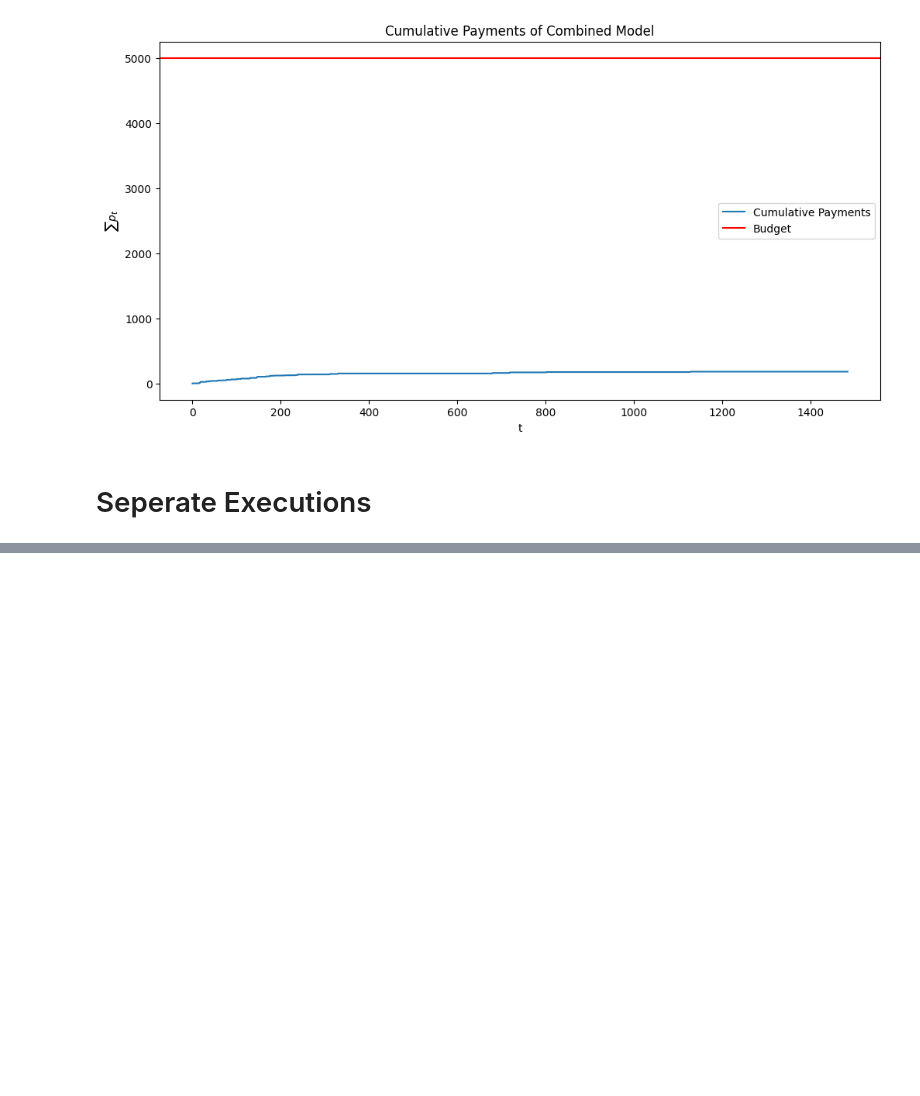
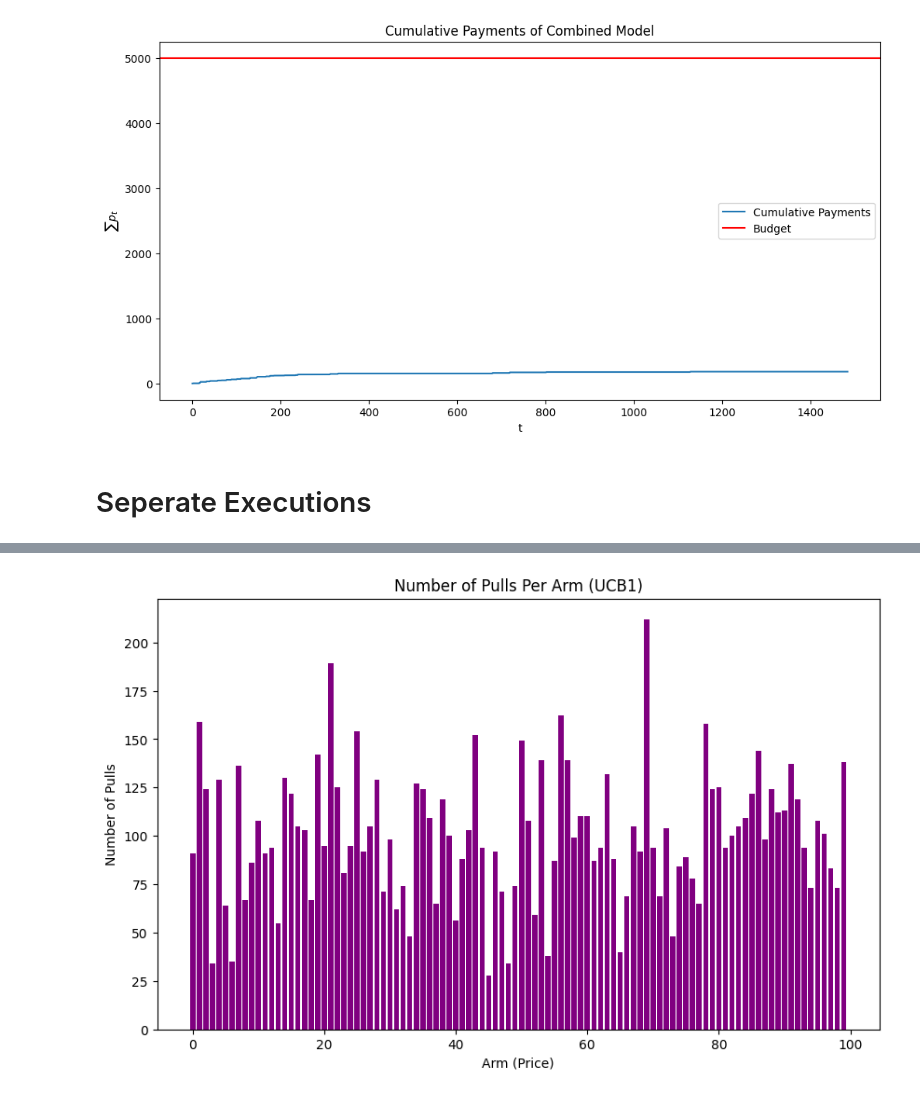
Before and after one commit to claudioarione/OnlineLearningApplications, a Jupyter notebook: requirement_2.ipynb, the cells around one changed output, grey strips where cells are left out. Saved outputs shown, nothing was run; the diff lists cells and outputs as text; code cells hidden in the pictures; blank space fills up the shorter version.

```diff
--- a/requirement_2.ipynb
+++ b/requirement_2.ipynb
@@ -457,0 +439,9 @@ Day 3365,
+# %%
+plt.figure(figsize=(10, 6))
+plt.bar(range(NUM_PRICES), ucb_agent.counts, color='purple')
+plt.xlabel('Arm (Price)')
+plt.ylabel('Number of Pulls')
+plt.title('Number of Pulls Per Arm (UCB1)')
+plt.show()
+# %% [output]
+[figure, added]
```
Also changed, not shown: parts of 12 cells of this notebook.
